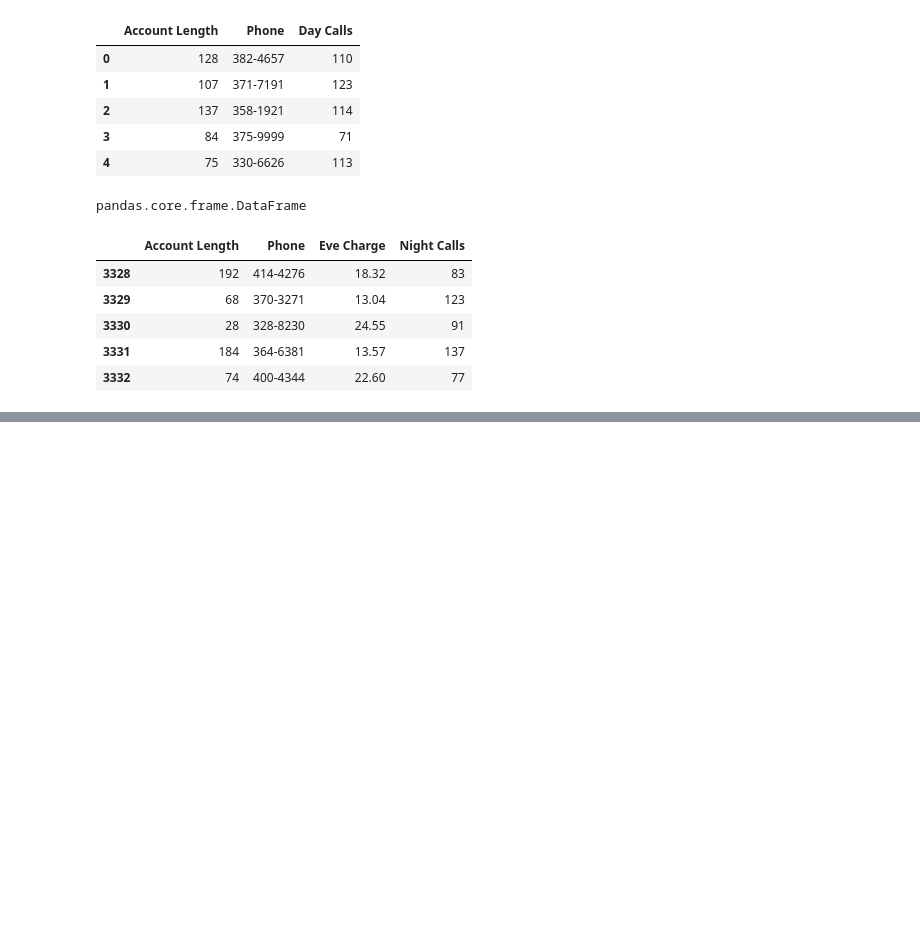
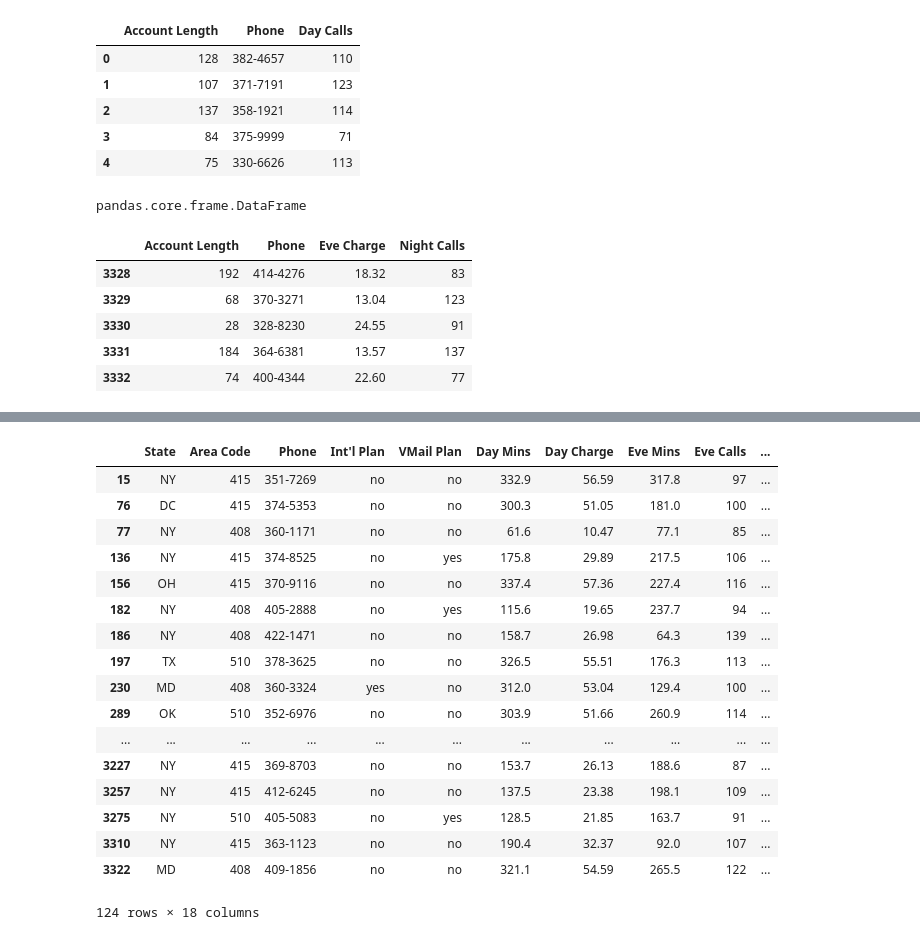
Before and after one commit to afoone/pruebas_ml_python, a Jupyter notebook: notebooks/mios/07. Data Wrangling.ipynb, the cells around one changed output, grey strips where cells are left out. Saved outputs shown, nothing was run; the diff lists cells and outputs as text; code cells hidden in the pictures; blank space fills up the shorter version.

```diff
--- a/notebooks/mios/07. Data Wrangling.ipynb
+++ b/notebooks/mios/07. Data Wrangling.ipynb
@@ -43,0 +220,22 @@ subset2.tail()
+# %%
+# Condiciones de OR
+df[(df['State'] == "NY") | (df['Day Mins'] > 300)]
+# %% [output]
+|  | State | Area Code | Phone | Int'l Plan | VMail Plan | Day Mins | Day Charge | Eve Mins | Eve Calls | ... |
+| 15 | NY | 415 | 351-7269 | no | no | 332.9 | 56.59 | 317.8 | 97 | ... |
+| 76 | DC | 415 | 374-5353 | no | no | 300.3 | 51.05 | 181.0 | 100 | ... |
+| 77 | NY | 408 | 360-1171 | no | no | 61.6 | 10.47 | 77.1 | 85 | ... |
+| 136 | NY | 415 | 374-8525 | no | yes | 175.8 | 29.89 | 217.5 | 106 | ... |
+| 156 | OH | 415 | 370-9116 | no | no | 337.4 | 57.36 | 227.4 | 116 | ... |
+| 182 | NY | 408 | 405-2888 | no | yes | 115.6 | 19.65 | 237.7 | 94 | ... |
+| 186 | NY | 408 | 422-1471 | no | no | 158.7 | 26.98 | 64.3 | 139 | ... |
+| 197 | TX | 510 | 378-3625 | no | no | 326.5 | 55.51 | 176.3 | 113 | ... |
+| 230 | MD | 408 | 360-3324 | yes | no | 312.0 | 53.04 | 129.4 | 100 | ... |
+| 289 | OK | 510 | 352-6976 | no | no | 303.9 | 51.66 | 260.9 | 114 | ... |
+| ... | ... | ... | ... | ... | ... | ... | ... | ... | ... | ... |
+| 3227 | NY | 415 | 369-8703 | no | no | 153.7 | 26.13 | 188.6 | 87 | ... |
+| 3257 | NY | 415 | 412-6245 | no | no | 137.5 | 23.38 | 198.1 | 109 | ... |
+| 3275 | NY | 510 | 405-5083 | no | yes | 128.5 | 21.85 | 163.7 | 91 | ... |
+| 3310 | NY | 415 | 363-1123 | no | no | 190.4 | 32.37 | 92.0 | 107 | ... |
+| 3322 | MD | 408 | 409-1856 | no | no | 321.1 | 54.59 | 265.5 | 122 | ... |
+124 rows × 18 columns
```
Also changed, not shown: parts of 12 cells of this notebook.
